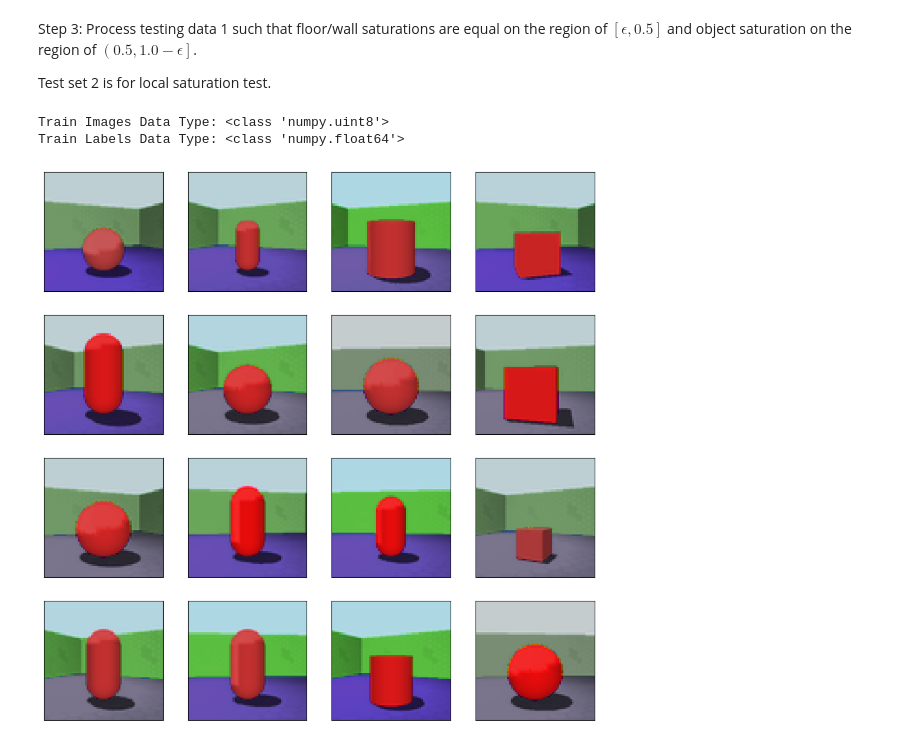
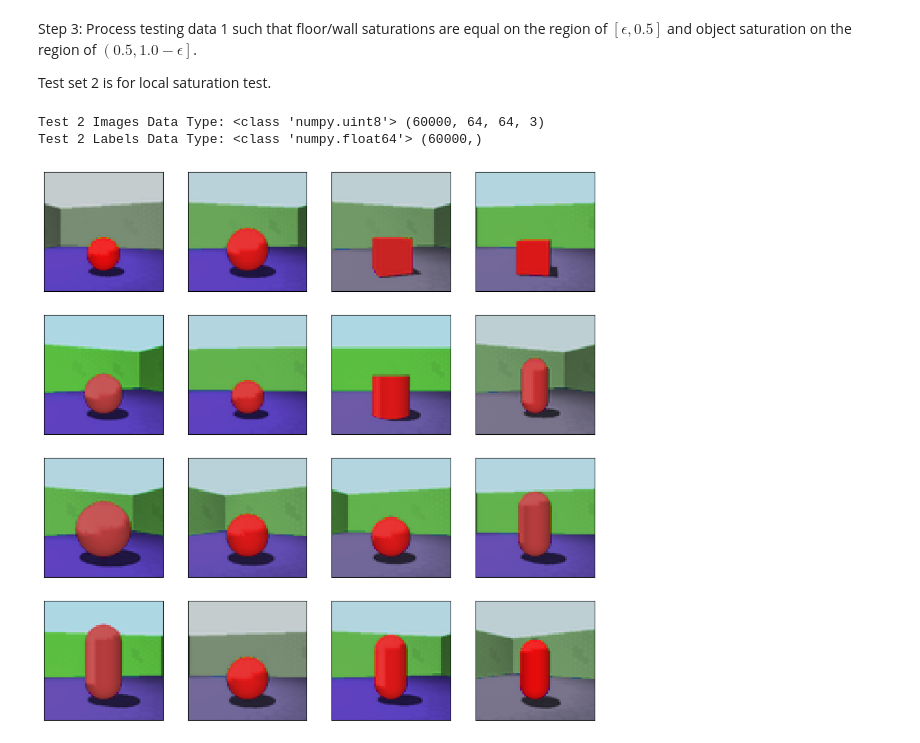
Before and after one commit to yy0555/SaturationShifted3dshapes, a Jupyter notebook: 3dshapes_saturation.ipynb, the cells around one changed output. Cells and saved outputs as stored; diff of their text form; code cells hidden in the pictures.

```diff
--- a/3dshapes_saturation.ipynb
+++ b/3dshapes_saturation.ipynb
@@ -112,8 +112,8 @@ num_bases = len(images)
 # Initialise fragmentation of saturation shift
 num_shift = 5
 # Training images and labels array
-images_test_1 = np.zeros(shape=(num_bases*num_shift*num_shift*num_shift, 64, 64, 3), dtype=np.float32)
-labels_test_1 = np.zeros(shape=num_bases*num_shift*num_shift*num_shift, dtype=np.float32)
+images_test_1 = np.zeros(shape=(num_bases*num_shift*num_shift*num_shift, 64, 64, 3), dtype=np.uint8)
+labels_test_1 = np.zeros(shape=num_bases*num_shift*num_shift*num_shift, dtype=np.float64)
 # Set iteration index
 idx = 0
 # Lop over base images and shift saturation globally
@@ -160,8 +160,8 @@ for i in tqdm(range(num_bases)):
                 # Update index
                 idx += 1
 # Sanity check datatype
-print("Train Images Data Type:", type(images_train[0][0][0][0]))
-print("Train Labels Data Type:", type(labels_train[0]))
+print("Test 1 Images Data Type:", type(images_test_1[0][0][0][0]), images_test_1.shape)
+print("Test 1 Labels Data Type:", type(labels_test_1[0]), labels_test_1.shape)
 # Visualise saturation shifted images
 show_images_grid(images_test_1, num_samples=num_bases*num_shift*num_shift*num_shift, num_images=16, random=True)
 # Save training data
@@ -180,8 +180,8 @@ num_bases = len(images)
 # Initialise fragmentation of saturation shift
 num_shift = 5
 # Training images and labels array
-images_test_2 = np.zeros(shape=(num_bases*num_shift*num_shift*num_shift, 64, 64, 3), dtype=np.float32)
-labels_test_2 = np.zeros(shape=num_bases*num_shift*num_shift*num_shift, dtype=np.float32)
+images_test_2 = np.zeros(shape=(num_bases*num_shift*num_shift*num_shift, 64, 64, 3), dtype=np.uint8)
+labels_test_2 = np.zeros(shape=num_bases*num_shift*num_shift*num_shift, dtype=np.float64)
 # Set iteration index
 idx = 0
 # Lop over base images and shift saturation globally
@@ -206,35 +206,35 @@ for i in tqdm(range(num_bases)):
                 # Change value of saturation channel for red object
                 s[mask_object_1==255] = np.uint8((0.5 + 0.8/(2*(num_shift-1))*j_object)*255)
                 s[mask_object_2==255] = np.uint8((0.5 + 0.8/(2*(num_shift-1))*j_object)*255)
                 # Create green mask on wall
                 mask_wall = cv2.inRange(target_image, np.array([70/2, 0, 0]), np.array([200/2, 255, 255]))
                 # Change value of saturation channel for red object
                 s[mask_wall==255] = np.uint8((0.1 + 0.8/(2*(num_shift-1))*j_wall)*255)
                 # Create blue mask on floor
                 mask_floor = cv2.inRange(target_image, np.array([220/2, 0, 0]), np.array([280/2, 255, 255]))
                 # Change value of saturation channel for red object
                 s[mask_floor==255] = np.uint8((0.1 + 0.8/(2*(num_shift-1))*j_floor)*255)
 
                 # Merge HSV back into target image
                 target_image = cv2.merge([h, l, s])
                 # Convert image from HLS color space to RGB color space
                 target_image = cv2.cvtColor(target_image, cv2.COLOR_HLS2BGR)
                 # Convert image from HLS color space to RGB color space
                 target_image = cv2.cvtColor(target_image, cv2.COLOR_BGR2RGB)
                 # Save saturation shifted image
                 images_test_2[idx, :, :, :] = target_image
                 # Save saturation shifted label
                 labels_test_2[idx] = target_label
                 # Update index
                 idx += 1
 # Sanity check datatype
-print("Train Images Data Type:", type(images_train[0][0][0][0]))
-print("Train Labels Data Type:", type(labels_train[0]))
+print("Test 2 Images Data Type:", type(images_test_2[0][0][0][0]), images_test_2.shape)
+print("Test 2 Labels Data Type:", type(labels_test_2[0]), labels_test_2.shape)
 # Visualise saturation shifted images
 show_images_grid(images_test_2, num_samples=num_bases*num_shift*num_shift*num_shift, num_images=16, random=True)
 # Save training data
 np.savez("3dshapes_satshifted_test_2.npz", images=images_test_2, labels=labels_test_2)
 # %% [output]
-Train Images Data Type: <class 'numpy.uint8'>
-Train Labels Data Type: <class 'numpy.float64'>
+Test 2 Images Data Type: <class 'numpy.uint8'> (60000, 64, 64, 3)
+Test 2 Labels Data Type: <class 'numpy.float64'> (60000,)
-[figure, old version]
+[figure, new version]
```
Also changed, not shown: parts of 3 cells of this notebook.
